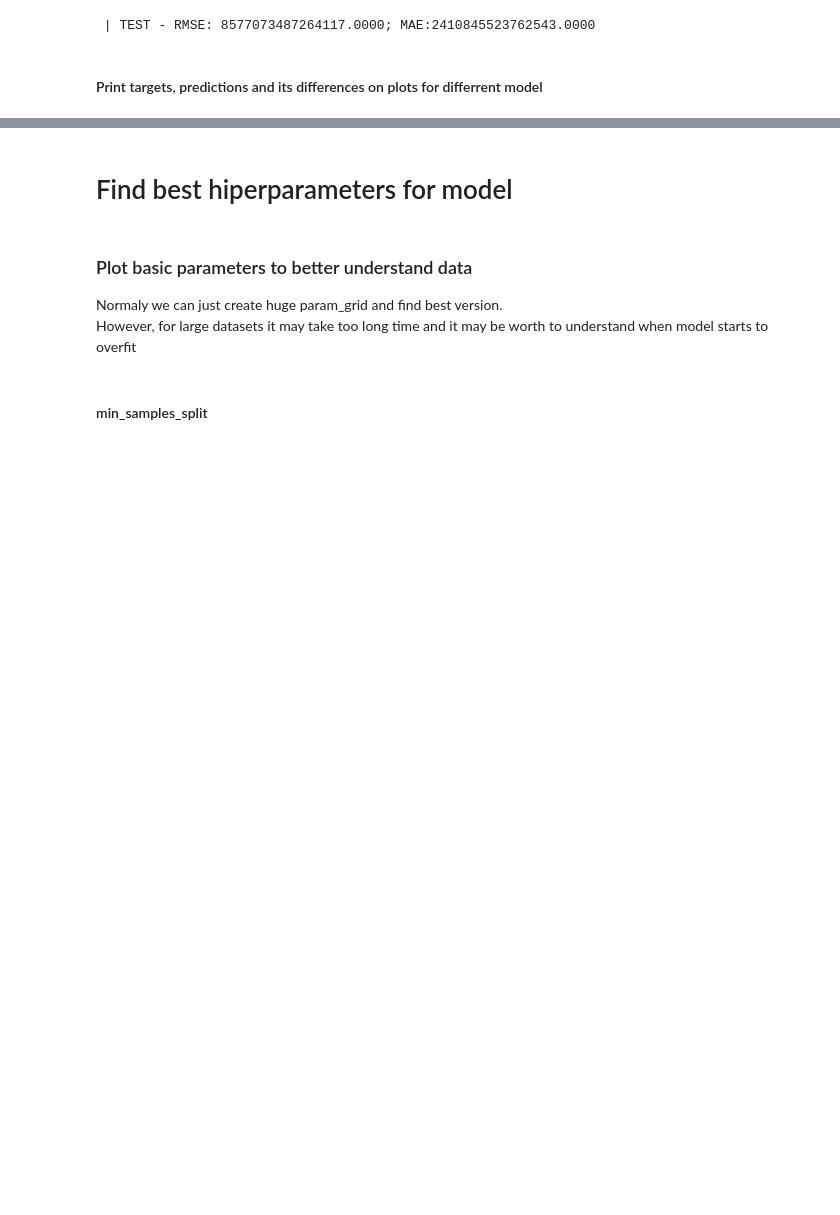
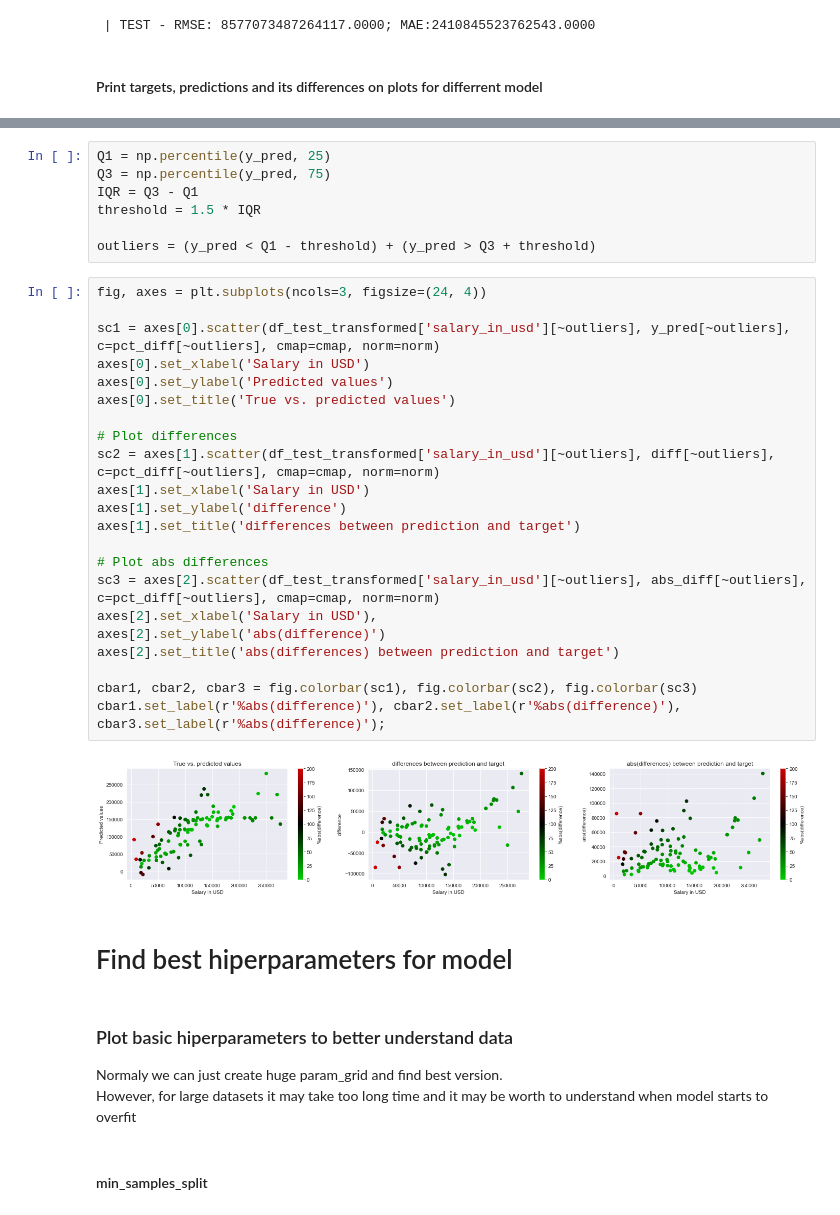
Before and after one commit to SalamanderKrajza/ds-compendium, a Jupyter notebook: projects/ds_salaries.ipynb, the cells around one changed output, grey strips where cells are left out. Saved outputs shown, nothing was run; the diff lists cells and outputs as text; blank space fills up the shorter version.

```diff
--- a/projects/ds_salaries.ipynb
+++ b/projects/ds_salaries.ipynb
@@ -922,7 +827,38 @@ This time results looks more like expected - almost all values has some differen
+# %%
+Q1 = np.percentile(y_pred, 25)
+Q3 = np.percentile(y_pred, 75)
+IQR = Q3 - Q1
+threshold = 1.5 * IQR
+
+outliers = (y_pred < Q1 - threshold) + (y_pred > Q3 + threshold)
+# %%
+fig, axes = plt.subplots(ncols=3, figsize=(24, 4))
+
+sc1 = axes[0].scatter(df_test_transformed['salary_in_usd'][~outliers], y_pred[~outliers],  c=pct_diff[~outliers], cmap=cmap, norm=norm)
+axes[0].set_xlabel('Salary in USD')
+axes[0].set_ylabel('Predicted values')
+axes[0].set_title('True vs. predicted values')
+
+# Plot differences
+sc2 = axes[1].scatter(df_test_transformed['salary_in_usd'][~outliers], diff[~outliers], c=pct_diff[~outliers], cmap=cmap, norm=norm)
+axes[1].set_xlabel('Salary in USD')
+axes[1].set_ylabel('difference')
+axes[1].set_title('differences between prediction and target')
+
+# Plot abs differences
+sc3 = axes[2].scatter(df_test_transformed['salary_in_usd'][~outliers], abs_diff[~outliers], c=pct_diff[~outliers], cmap=cmap, norm=norm)
+axes[2].set_xlabel('Salary in USD'),
+axes[2].set_ylabel('abs(difference)')
+axes[2].set_title('abs(differences) between prediction and target')
+
+cbar1, cbar2, cbar3 = fig.colorbar(sc1), fig.colorbar(sc2), fig.colorbar(sc3)
+cbar1.set_label(r'%abs(difference)'), cbar2.set_label(r'%abs(difference)'), cbar3.set_label(r'%abs(difference)');
+# %% [output]
+[figure, added]
 # %% [markdown]
 # Find best hiperparameters for model
 # %% [markdown]
-### Plot basic parameters to better understand data
+### Plot basic hiperparameters to better understand data
 Normaly we can just create huge param_grid and find best version. <br />
 However, for large datasets it may take too long time and it may be worth to understand when model starts to overfit
 # %% [markdown]
```
Also changed, not shown: parts of 75 cells of this notebook, 3 other files.
